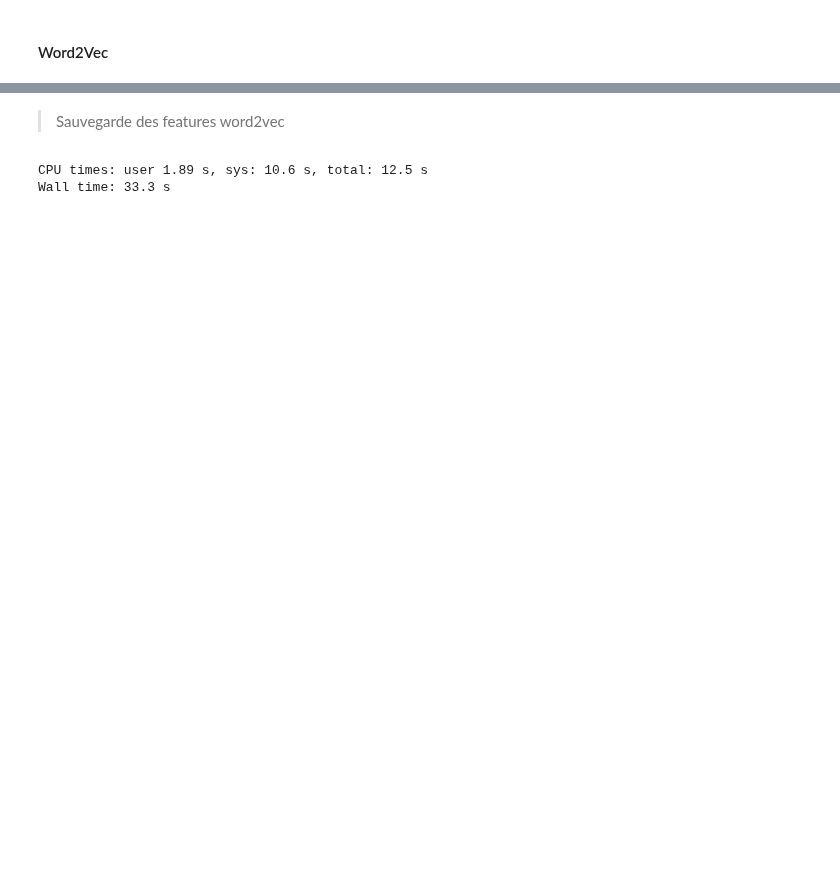
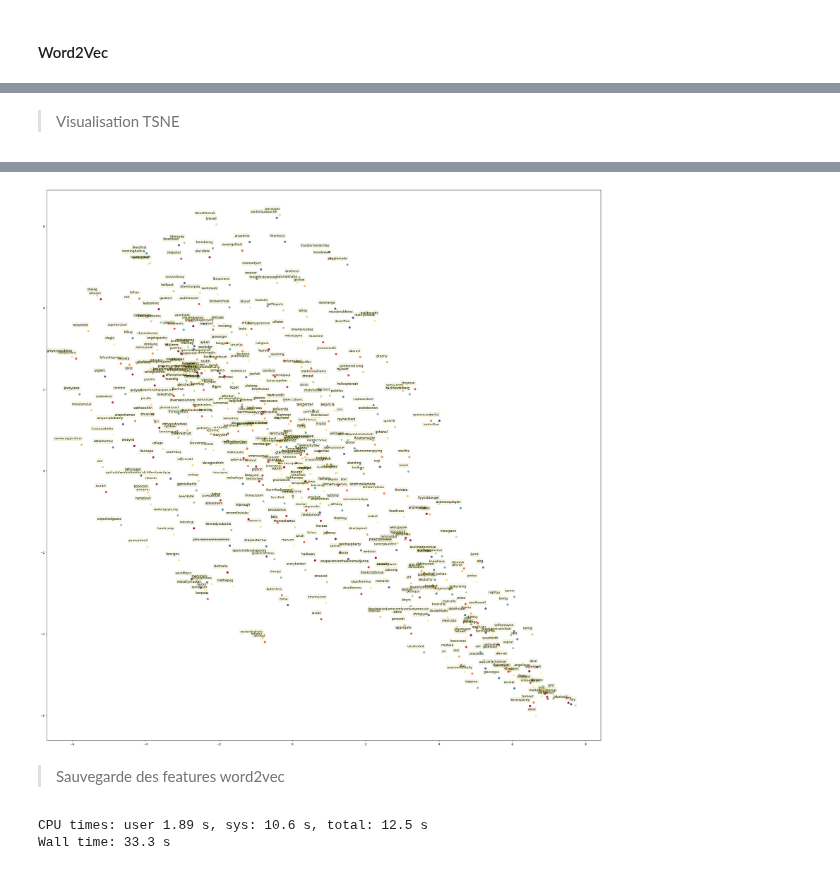
Before and after one commit to amadousysada/Sentiment-Analysis, a Jupyter notebook: notebooks/p7_01_exploration_preprocessing_and_feature_extraction.ipynb, the cells around one changed output, grey strips where cells are left out. Saved outputs shown, nothing was run; the diff lists cells and outputs as text; code cells hidden in the pictures; blank space fills up the shorter version.

```diff
--- a/notebooks/p7_01_exploration_preprocessing_and_feature_extraction.ipynb
+++ b/notebooks/p7_01_exploration_preprocessing_and_feature_extraction.ipynb
@@ -965,0 +978,29 @@ Wall time: 31.6 s
+# %% [markdown]
+> Visualisation TSNE
+# %%
+%%time
+from sklearn.manifold import TSNE
+import random
+n_samples = 500
+w2v_weights = word2vec_model.wv.vectors
+vocab_size, embedding_size = w2v_weights.shape
+random_i = random.sample(range(vocab_size), n_samples)
+random_w = [word2vec_model.wv.index_to_key[i] for i in random_i]
+
+# Generate Word2Vec embeddings of each word
+word_vecs = np.array([word2vec_model.wv[w] for w in random_w])
+
+# Apply t-SNE to Word2Vec embeddings, reducing to 2 dims
+tsne = TSNE()
+tsne_e = tsne.fit_transform(word_vecs)
+
+# Plot t-SNE result
+plt.figure(figsize=(32, 32))
+plt.scatter(tsne_e[:, 0], tsne_e[:, 1], marker='o', c=range(len(random_w)), cmap=plt.get_cmap('Spectral'))
+
+for label, x, y, in zip(random_w, tsne_e[:, 0], tsne_e[:, 1]):
+    plt.annotate(label,
+                 xy=(x, y), xytext=(0, 15),
+                 textcoords='offset points', ha='right', va='bottom',
+                 bbox=dict(boxstyle='round, pad=0.2', fc='yellow', alpha=0.1))
+# %% [output]
@@ -966,3 +1009,4 @@ Wall time: 31.6 s
+[figure, added]
 # %% [markdown]
 > Sauvegarde des features word2vec
 # %%
```
Also changed, not shown: parts of 25 cells of this notebook.
